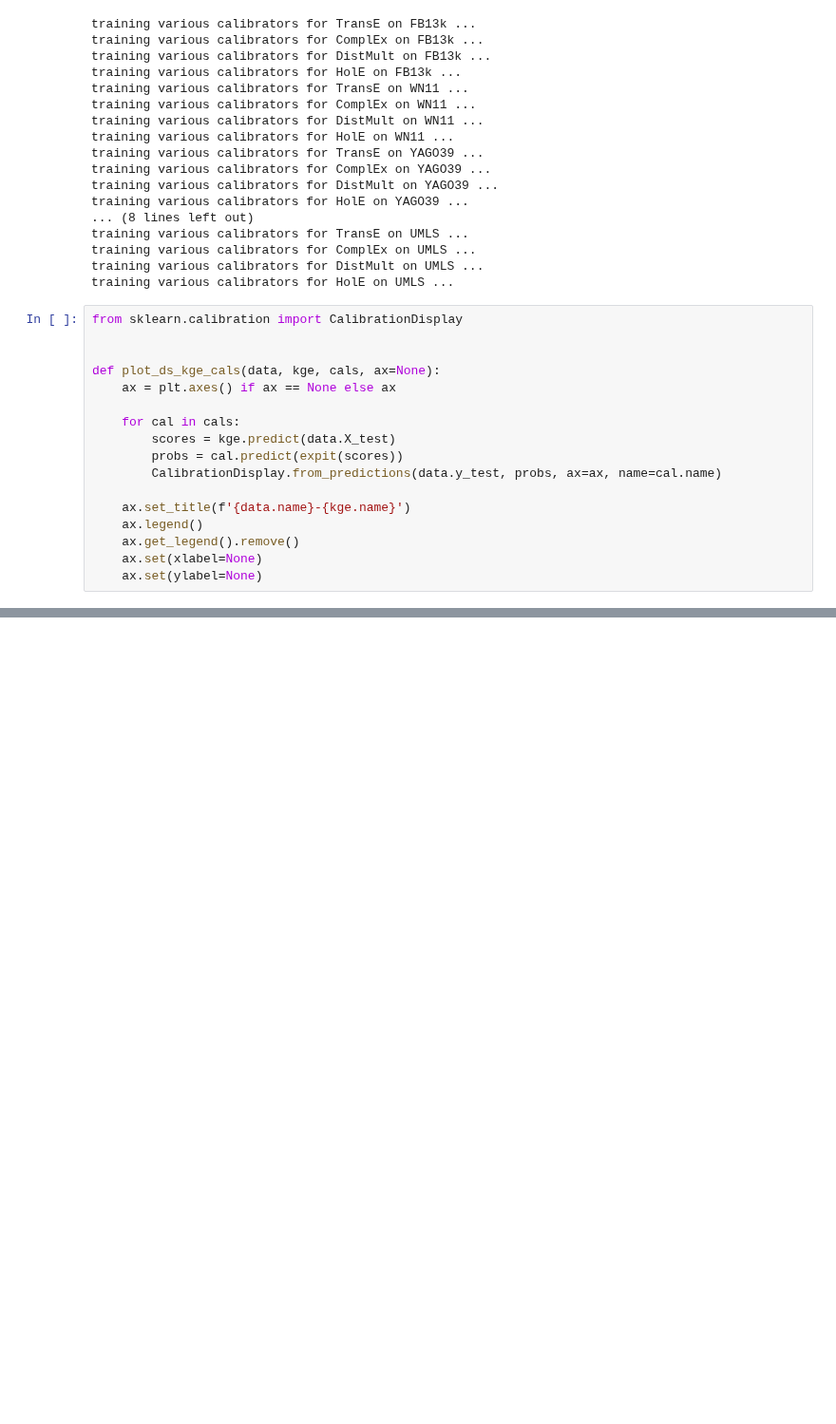
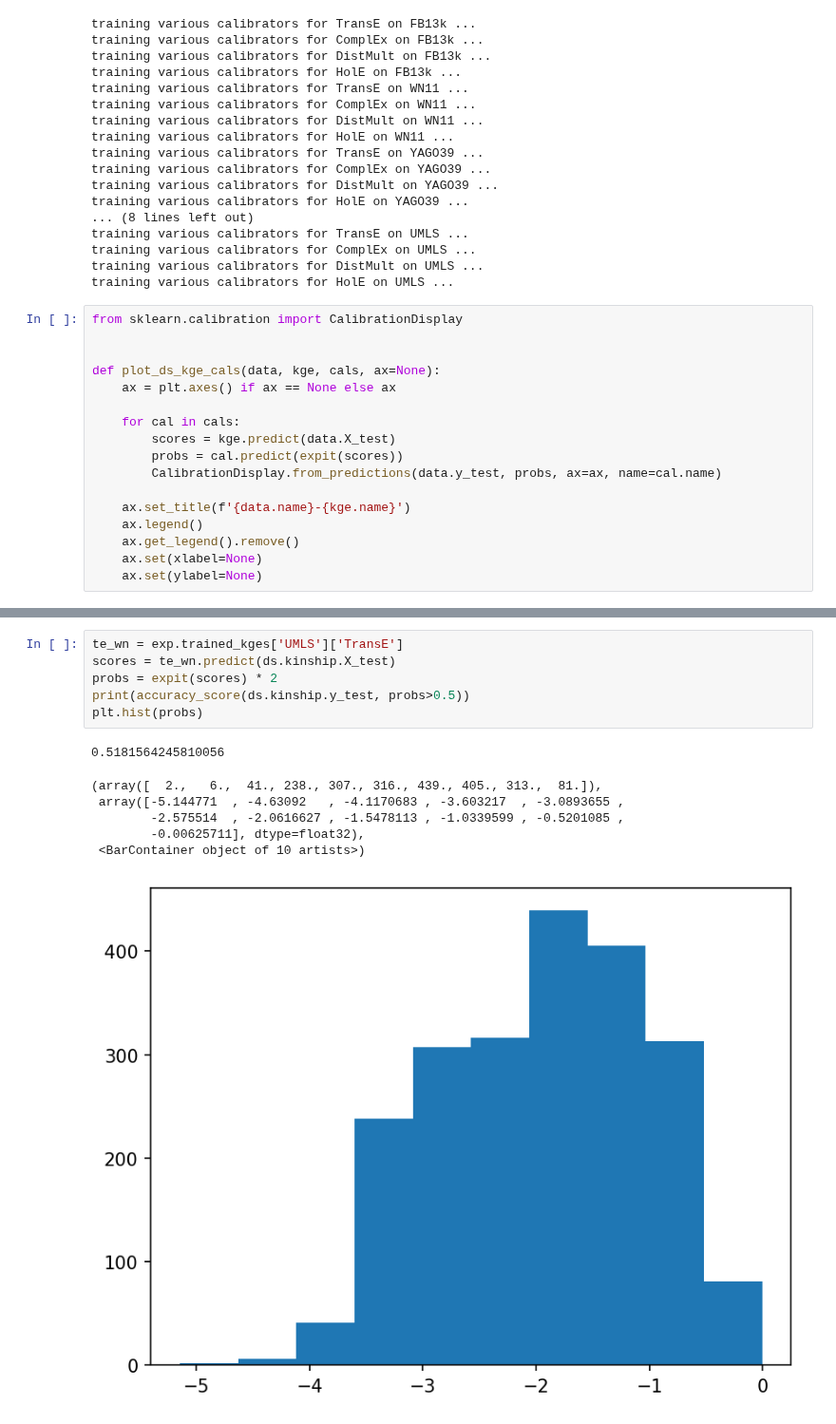
Before and after one commit to TREAT-UOE/kgcal, a Jupyter notebook: notebooks/exp4-2.ipynb, the cells around one changed output, grey strips where cells are left out. Shown at 95% size. Cells and saved outputs as stored; diff of their text form; blank space fills up the shorter version.

```diff
--- a/notebooks/exp4-2.ipynb
+++ b/notebooks/exp4-2.ipynb
@@ -252,0 +204,14 @@ UMLS HolE
+# %%
+te_wn = exp.trained_kges['UMLS']['TransE']
+scores = te_wn.predict(ds.kinship.X_test)
+probs = expit(scores) * 2
+print(accuracy_score(ds.kinship.y_test, probs>0.5))
+plt.hist(probs)
+# %% [output]
+0.5181564245810056
+(array([  2.,   6.,  41., 238., 307., 316., 439., 405., 313.,  81.]),
+ array([-5.144771  , -4.63092   , -4.1170683 , -3.603217  , -3.0893655 ,
+        -2.575514  , -2.0616627 , -1.5478113 , -1.0339599 , -0.5201085 ,
+        -0.00625711], dtype=float32),
+ <BarContainer object of 10 artists>)
+[figure, added]
```
Also changed, not shown: parts of 9 cells of this notebook, 8 other files.
